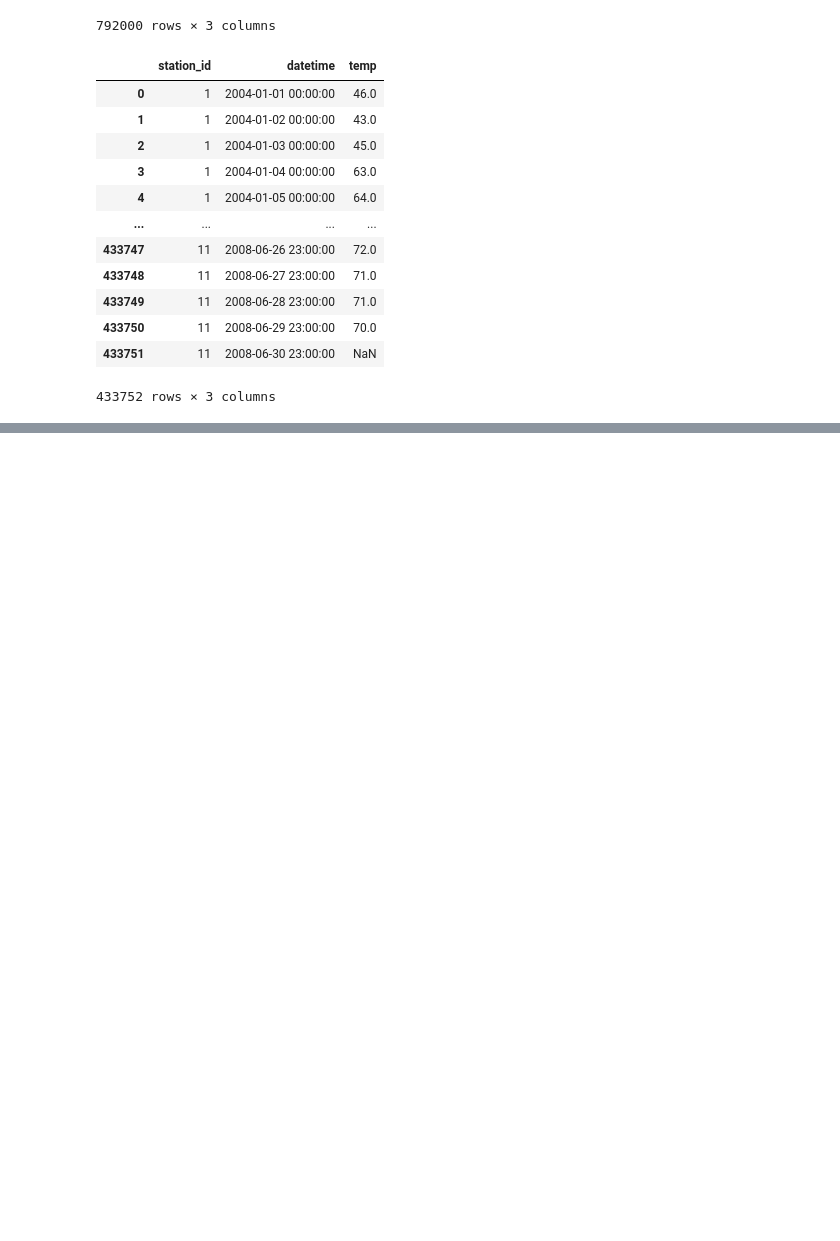
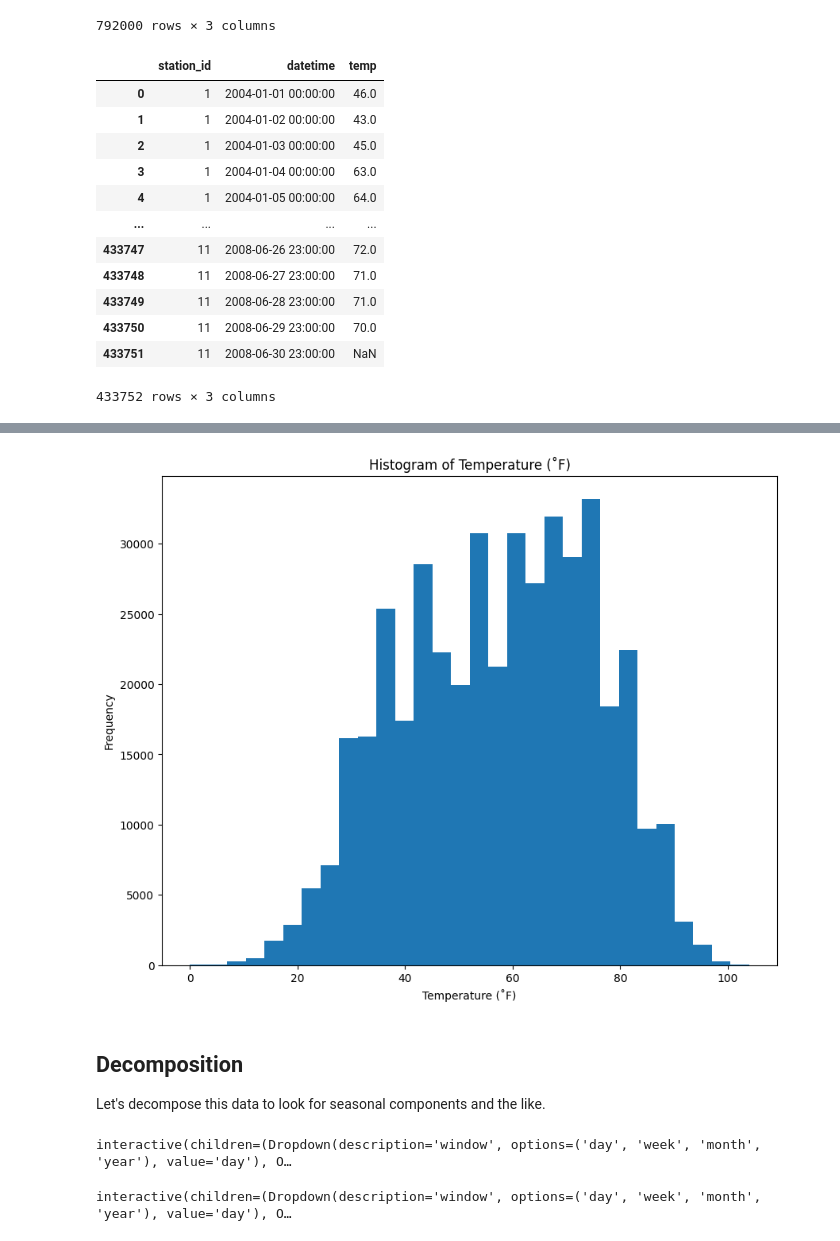
Before and after one commit to pavander7/415-final-project, a Jupyter notebook: data_loaders.ipynb, the cells around one changed output, grey strips where cells are left out. Cells and saved outputs as stored; diff of their text form; code cells hidden in the pictures; blank space fills up the shorter version.

Commit message:
decomposition!

```diff
--- a/data_loaders.ipynb
+++ b/data_loaders.ipynb
@@ -127,0 +147,12 @@ temp_data
+# %%
+plt.figure(figsize=(10, 8))
+plt.hist(temp_data['temp'], bins=30)
+plt.title('Histogram of Temperature (˚F)')
+plt.xlabel('Temperature (˚F)')
+plt.ylabel('Frequency')
+plt.show()
+# %% [output]
+[figure, added]
+# %% [markdown]
+## Decomposition
+Let's decompose this data to look for seasonal components and the like.
@@ -127,0 +245,30 @@ temp_data
+# %%
+load_decomp = pretty_decomp(
+    load_data,
+    'load',
+    {
+        24: 'day',
+        168: 'week',
+        720: 'month',
+        8760: 'year'
+    },
+    plot=True,
+    full=False
+)
+# %% [output]
+interactive(children=(Dropdown(description='window', options=('day', 'week', 'month', 'year'), value='day'), O…
+# %%
+temp_decomp = pretty_decomp(
+    temp_data,
+    'temp',
+    {
+        24: 'day',
+        168: 'week',
+        720: 'month',
+        8760: 'year'
+    },
+    plot=True,
+    full=True
+)
+# %% [output]
+interactive(children=(Dropdown(description='window', options=('day', 'week', 'month', 'year'), value='day'), O…
```
Also changed, not shown: parts of 6 cells of this notebook.
